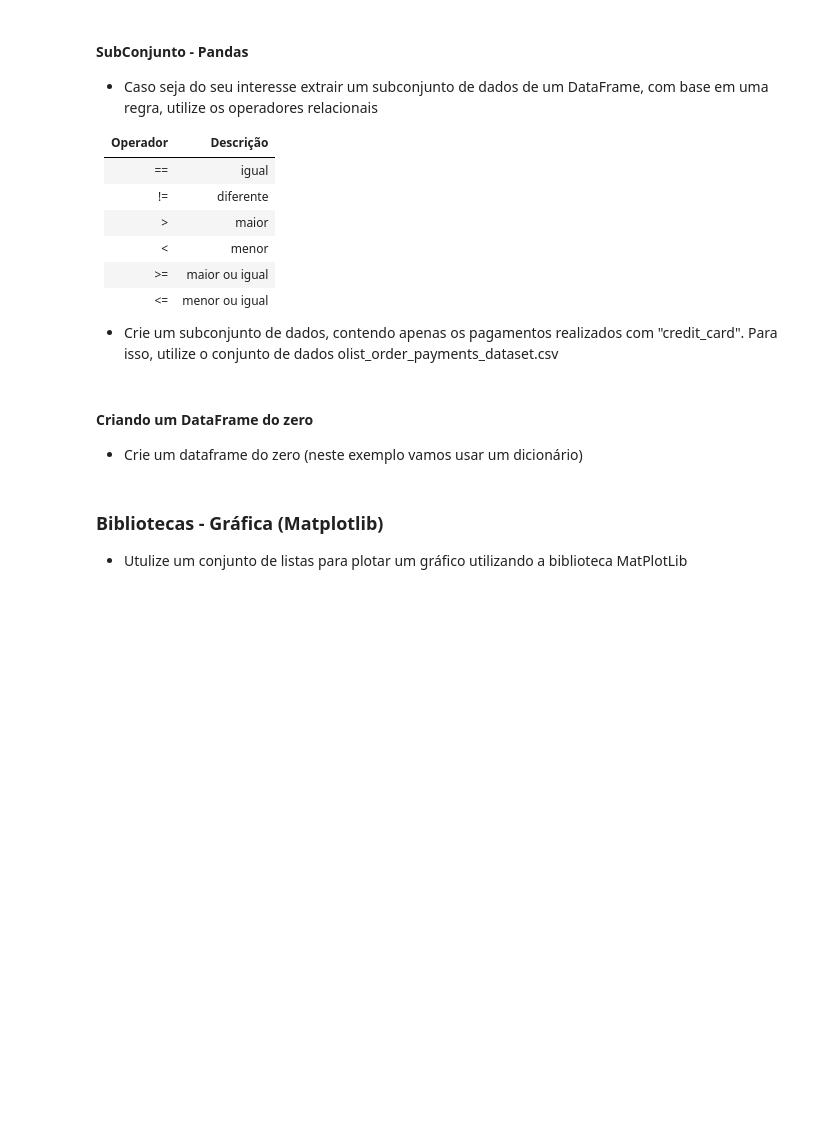
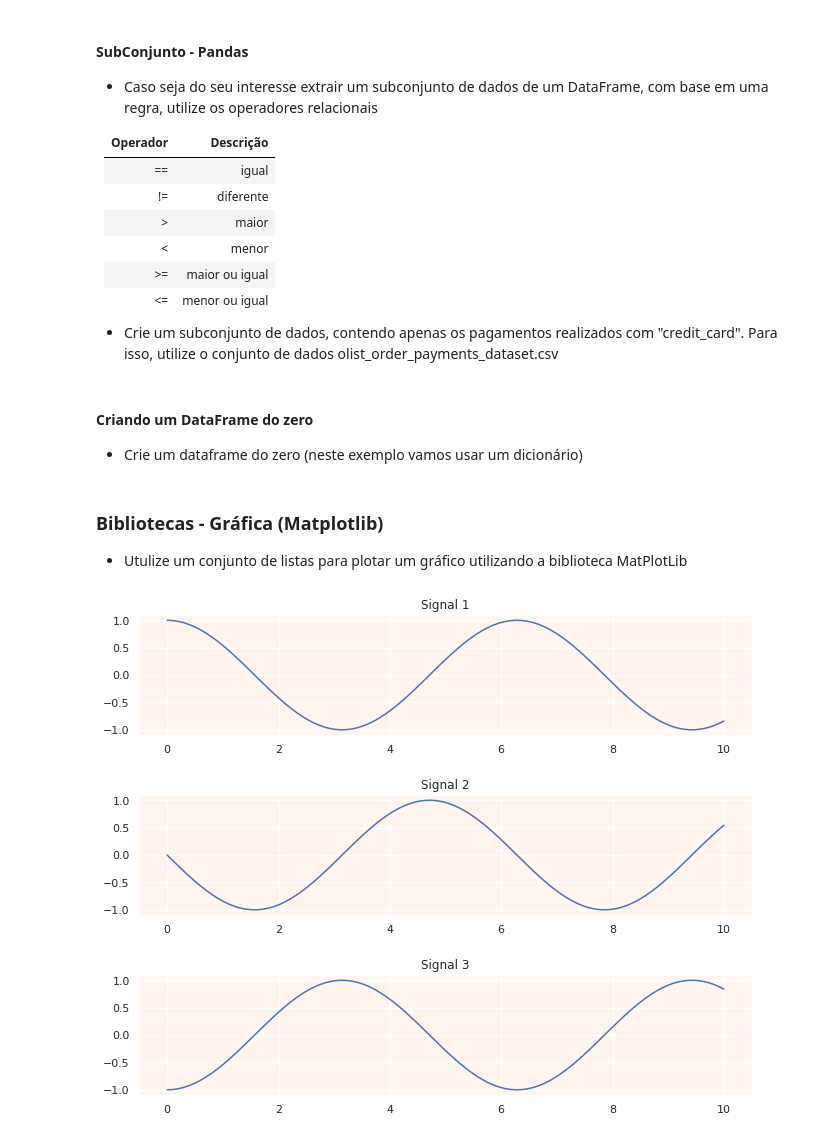
Before and after one commit to Zowye/Data_Science_Design_Methods, a Jupyter notebook: Caio_Cabral_Revisao.ipynb, the cells around one changed output. Cells and saved outputs as stored; diff of their text form; code cells hidden in the pictures; blank space fills up the shorter version.

```diff
--- a/Caio_Cabral_Revisao.ipynb
+++ b/Caio_Cabral_Revisao.ipynb
@@ -493,3 +538,17 @@ anos = list(range(2016, 2021))
 
 plt.plot(anos, medias)
 plt.show()
+# %%
+x = np.linspace(0, 10, 100)
+y = [np.cos(x), np.cos(x+(np.pi/2)), np.cos(x+(np.pi))]
+# %%
+
+fig, ax = plt.subplots(nrows=3,figsize=(10,8))
+fig.tight_layout(pad=3.0)
+
+for i in range(3):
+    ax[i].set_facecolor('seashell')
+    ax[i].plot(x, y[i]);
+    ax[i].set_title(f"Signal {i+1}");
+# %% [output]
+[figure, added]
```
Also changed, not shown: parts of 1 cell of this notebook.
